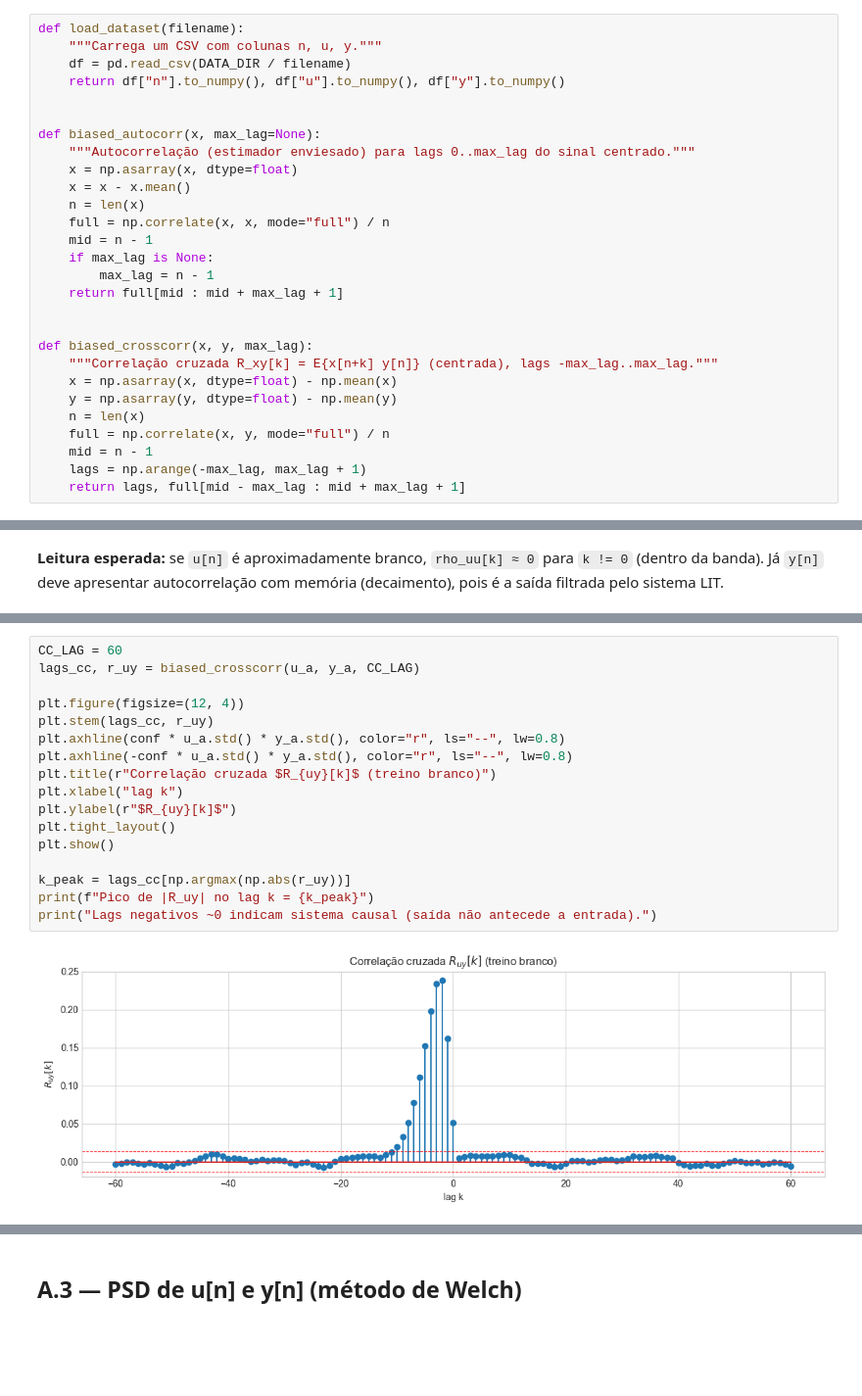
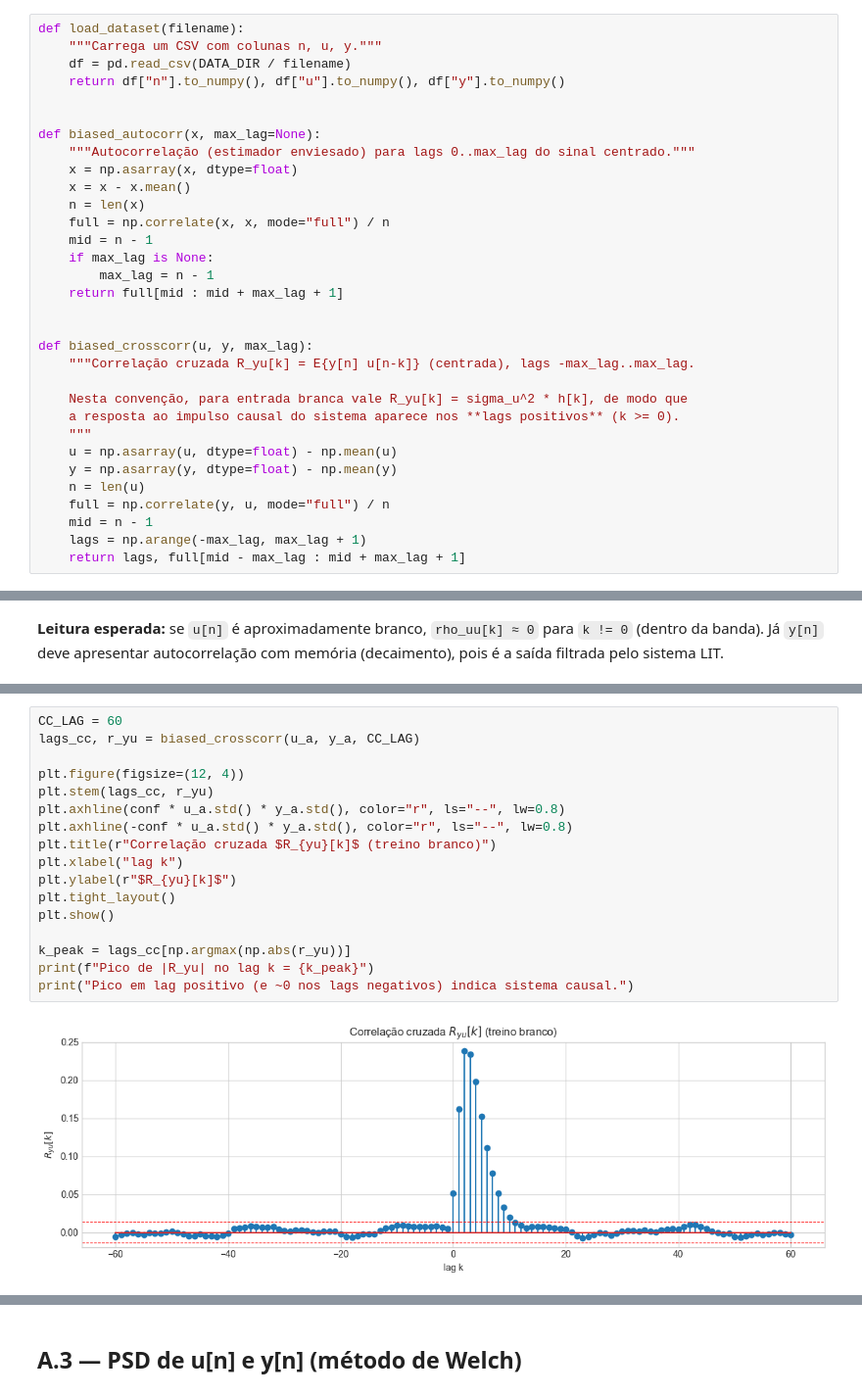
Before and after one commit to Jakson-Almeida/stochastic_processes, a Jupyter notebook: notebooks/resolucao_trabalho.ipynb, the cells around one changed output, grey strips where cells are left out. Shown at 98% size. Cells and saved outputs as stored; diff of their text form; blank space fills up the shorter version.

```diff
--- a/notebooks/resolucao_trabalho.ipynb
+++ b/notebooks/resolucao_trabalho.ipynb
@@ -55,12 +55,16 @@ def biased_autocorr(x, max_lag=None):
     return full[mid : mid + max_lag + 1]
 
 
-def biased_crosscorr(x, y, max_lag):
-    """Correlação cruzada R_xy[k] = E{x[n+k] y[n]} (centrada), lags -max_lag..max_lag."""
-    x = np.asarray(x, dtype=float) - np.mean(x)
+def biased_crosscorr(u, y, max_lag):
+    """Correlação cruzada R_yu[k] = E{y[n] u[n-k]} (centrada), lags -max_lag..max_lag.
+
+    Nesta convenção, para entrada branca vale R_yu[k] = sigma_u^2 * h[k], de modo que
+    a resposta ao impulso causal do sistema aparece nos **lags positivos** (k >= 0).
+    """
+    u = np.asarray(u, dtype=float) - np.mean(u)
     y = np.asarray(y, dtype=float) - np.mean(y)
-    n = len(x)
-    full = np.correlate(x, y, mode="full") / n
+    n = len(u)
+    full = np.correlate(y, u, mode="full") / n
     mid = n - 1
     lags = np.arange(-max_lag, max_lag + 1)
     return lags, full[mid - max_lag : mid + max_lag + 1]
@@ -151,19 +155,19 @@ Para entrada branca, $R_{uy}[k] = \sigma_u^2\, h[k]$, ou seja, a correlação cr
 # %%
 CC_LAG = 60
-lags_cc, r_uy = biased_crosscorr(u_a, y_a, CC_LAG)
+lags_cc, r_yu = biased_crosscorr(u_a, y_a, CC_LAG)
 
 plt.figure(figsize=(12, 4))
-plt.stem(lags_cc, r_uy)
+plt.stem(lags_cc, r_yu)
 plt.axhline(conf * u_a.std() * y_a.std(), color="r", ls="--", lw=0.8)
 plt.axhline(-conf * u_a.std() * y_a.std(), color="r", ls="--", lw=0.8)
-plt.title(r"Correlação cruzada $R_{uy}[k]$ (treino branco)")
+plt.title(r"Correlação cruzada $R_{yu}[k]$ (treino branco)")
 plt.xlabel("lag k")
-plt.ylabel(r"$R_{uy}[k]$")
+plt.ylabel(r"$R_{yu}[k]$")
 plt.tight_layout()
 plt.show()
 
-k_peak = lags_cc[np.argmax(np.abs(r_uy))]
-print(f"Pico de |R_uy| no lag k = {k_peak}")
-print("Lags negativos ~0 indicam sistema causal (saída não antecede a entrada).")
+k_peak = lags_cc[np.argmax(np.abs(r_yu))]
+print(f"Pico de |R_yu| no lag k = {k_peak}")
+print("Pico em lag positivo (e ~0 nos lags negativos) indica sistema causal.")
 # %% [output]
-[figure, old version]
+[figure, new version]
```
Also changed, not shown: parts of 21 cells of this notebook.
